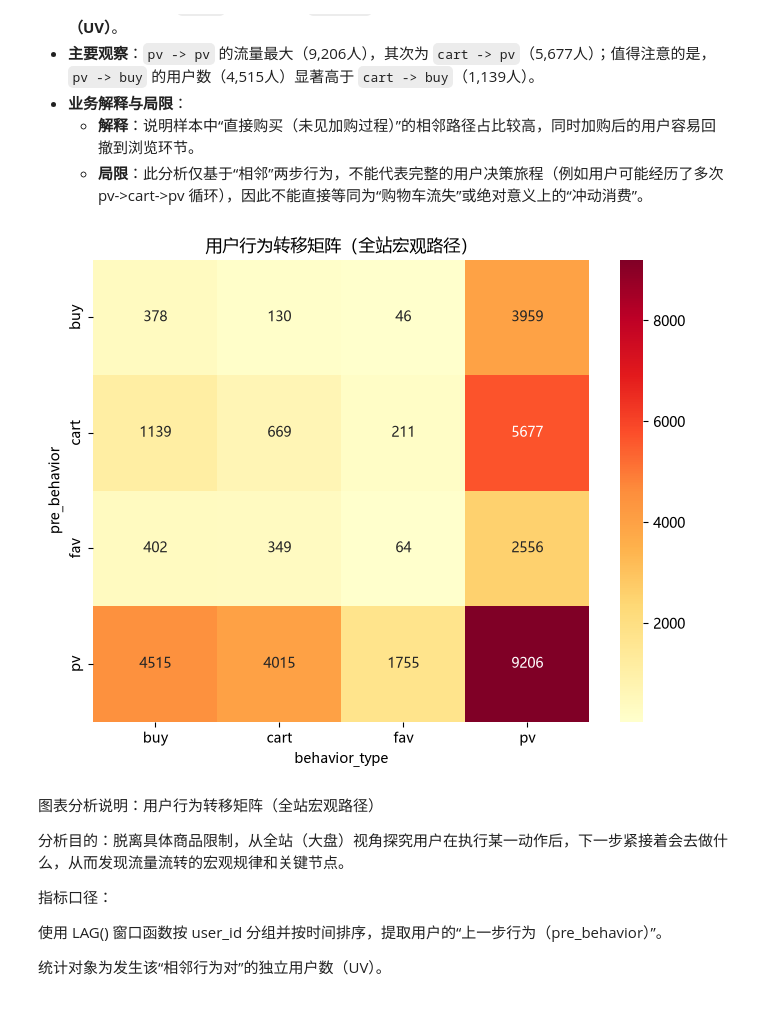
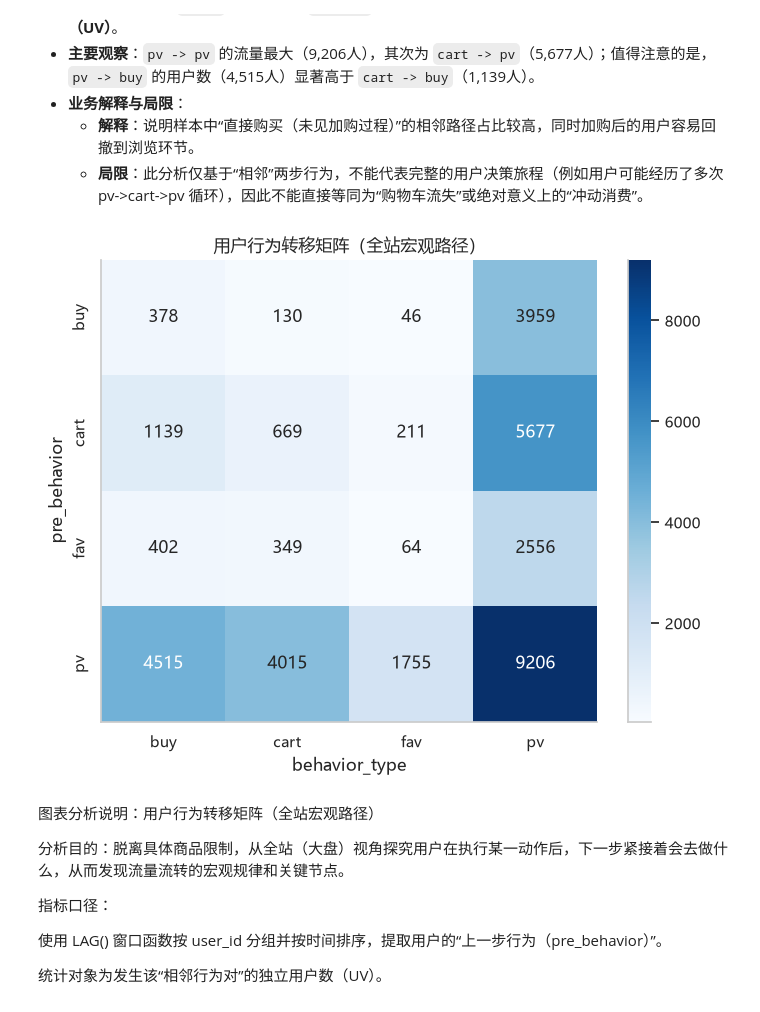
Before and after one commit to xbacm/taobao_analysis, a Jupyter notebook: test.ipynb, the cells around one changed output. Cells and saved outputs as stored; diff of their text form; code cells hidden in the pictures.

```diff
--- a/test.ipynb
+++ b/test.ipynb
@@ -56,8 +55,10 @@ gpdc['con_rate']=round(gpdc['user_count']/pv_use*100,2)
 gpdc=gpdc.sort_values('behavior_type')
 plt.rcParams['font.sans-serif']=['Microsoft YaHei']
 plt.rcParams['axes.unicode_minus']=False
+sns.set_theme(style="whitegrid", font='Microsoft YaHei')
 plt.figure(figsize=(8,5))
-ba=plt.barh(gpdc['behavior_type'],gpdc['user_count'], color=['#4C72B0', '#DD8452', '#55A868', '#C44E52'])
+colors = sns.color_palette("Blues_r", len(gpdc))
+ba=plt.barh(gpdc['behavior_type'], gpdc['user_count'], color=colors)
 plt.xlabel('独立用户数量')
 plt.title('用户漏斗(pv->cart->fav->buy)')
 for j in ba:
@@ -68,6 +69,7 @@ for j in ba:
     plt.text(width,y,f'{int(width)}')
     plt.text(width,y+j.get_height()/2,f'{round(int(width)*100/pv_use,2)}%')
 plt.gca().invert_yaxis()
+sns.despine()
 plt.show()
 # %% [output]
 -0.4 0.4
@@ -106,11 +108,12 @@ matrix = matrix.astype(int)
 
 plt.rcParams['font.sans-serif'] = ['Microsoft YaHei']
 plt.rcParams['axes.unicode_minus'] = False
-
+sns.set_theme(style="whitegrid", font='Microsoft YaHei')
 plt.figure(figsize=(8, 6))
-sns.heatmap(matrix, annot=True, fmt='d', cmap='YlGnBu')
+sns.heatmap(matrix, annot=True, fmt='d',cmap='Blues')
 plt.title('用户行为路径转移矩阵（用户视角）')
 plt.ylabel('上一步行为 (pre)')
 plt.xlabel('当前行为 (current)')
+sns.despine()
 plt.show()
 # %% [output]
@@ -137,36 +140,37 @@ WITH item_path AS (
         LAG(behavior_type) OVER (
             PARTITION BY user_id, item_id
             ORDER BY ts
         ) AS pre_behavior
     FROM user_behavior_clean
 )
 SELECT
     pre_behavior,
     behavior_type,
     COUNT(*) AS transition_count,
     COUNT(DISTINCT user_id, item_id) AS user_item_pair_count,
     COUNT(DISTINCT user_id) AS user_count
 FROM item_path
 WHERE pre_behavior IS NOT NULL
 GROUP BY pre_behavior, behavior_type
 ORDER BY transition_count DESC;
 """
 df_clean_path = pd.read_sql(sql_clean_path, engine)
 matrix_path = df_clean_path.pivot_table(
     index='pre_behavior',
     columns='behavior_type',
     values='user_count',
     fill_value=0
 ).astype(int)
 
-
+sns.set_theme(style="whitegrid", font='Microsoft YaHei')
 plt.rcParams['font.sans-serif'] = ['Microsoft YaHei']
 plt.figure(figsize=(8, 6))
-sns.heatmap(matrix_path, annot=True, fmt='d', cmap='YlOrRd')
+sns.heatmap(matrix_path, annot=True, fmt='d', cmap='Blues')
 plt.title('用户行为转移矩阵（全站宏观路径）')
+sns.despine()
 plt.show()
 # %% [output]
-[figure, old version]
+[figure, new version]
 # %% [markdown]
 图表分析说明：用户行为转移矩阵（全站宏观路径）
 
```
Also changed, not shown: parts of 5 cells of this notebook.
